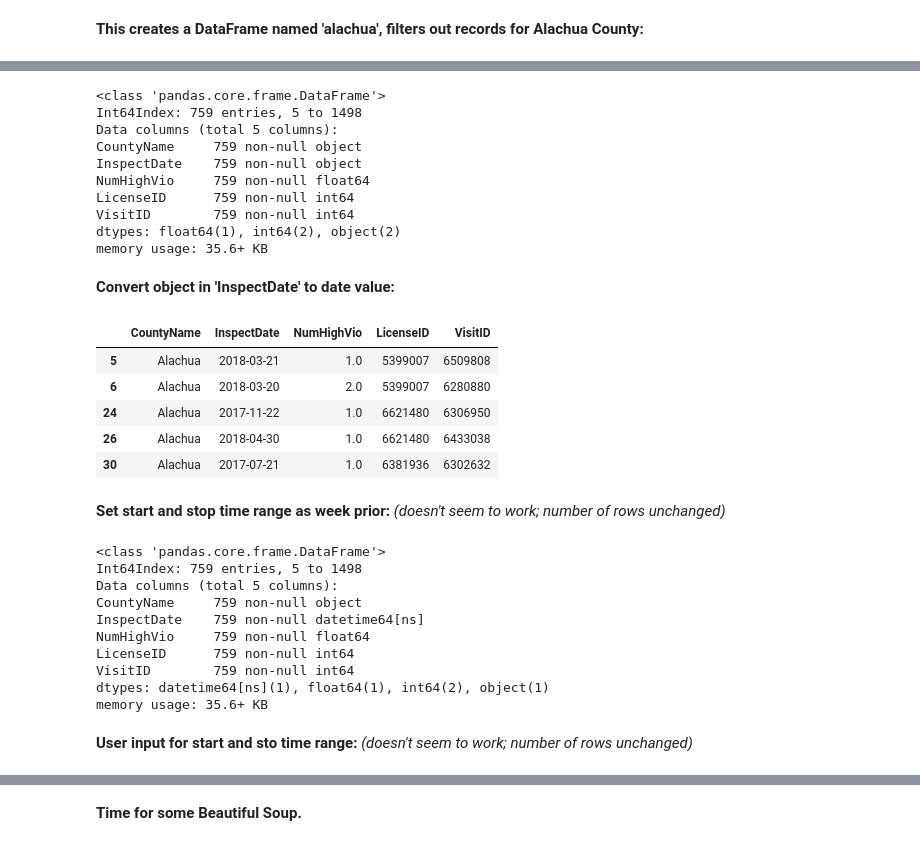
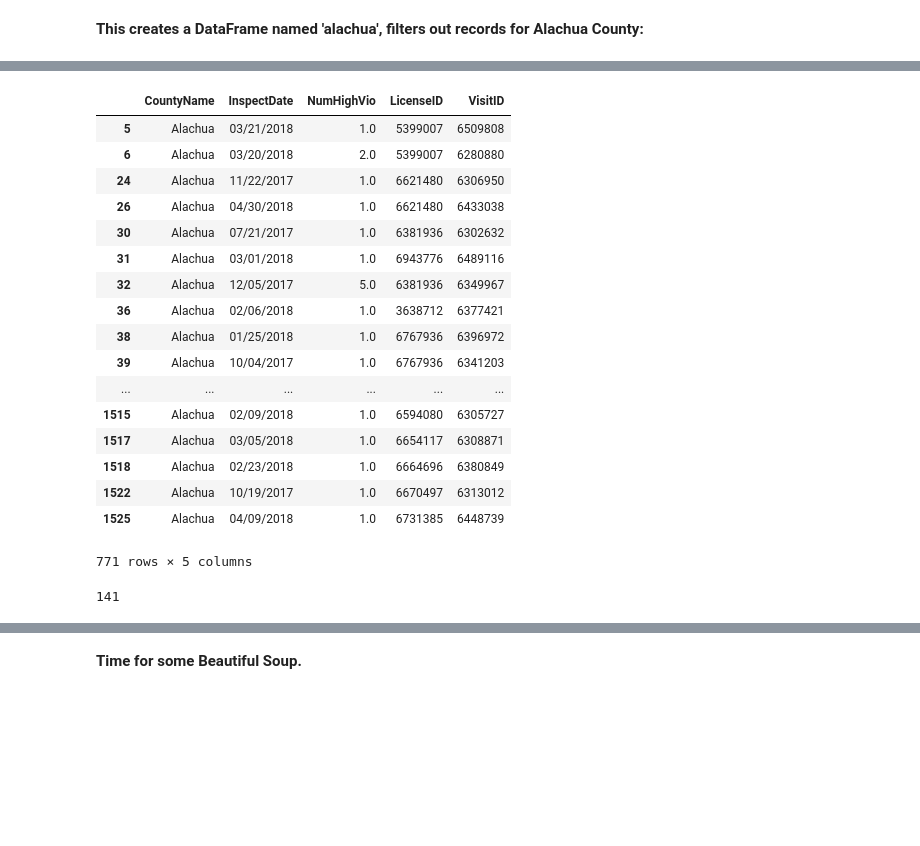
Before and after one commit to macloo/restaurant-inspections, a Jupyter notebook: alachua-restaurant-inspections.ipynb, the cells around one changed output, grey strips where cells are left out. Drawn from its saved outputs; the diff is of its cells as text; code cells hidden in the pictures; blank space fills up the shorter version.

```diff
--- a/alachua-restaurant-inspections.ipynb
+++ b/alachua-restaurant-inspections.ipynb
@@ -48,27 +24,22 @@ alachua = alachua[alachua.NumHighVio > 0]
-# %%
-alachua.info() ## this can go away later
-# %% [output]
-<class 'pandas.core.frame.DataFrame'>
-Int64Index: 759 entries, 5 to 1498
-Data columns (total 5 columns):
-CountyName     759 non-null object
-InspectDate    759 non-null object
-NumHighVio     759 non-null float64
-LicenseID      759 non-null int64
-VisitID        759 non-null int64
-dtypes: float64(1), int64(2), object(2)
-memory usage: 35.6+ KB
-# %% [markdown]
-__Convert object in 'InspectDate' to date value:__
-# %%
-alachua['InspectDate'] = pd.to_datetime(alachua['InspectDate']) ## done after dataframe reduced
-alachua.head() ## this can go away later
-# %% [output]
-|  | CountyName | InspectDate | NumHighVio | LicenseID | VisitID |
-| 5 | Alachua | 2018-03-21 | 1.0 | 5399007 | 6509808 |
-| 6 | Alachua | 2018-03-20 | 2.0 | 5399007 | 6280880 |
-| 24 | Alachua | 2017-11-22 | 1.0 | 6621480 | 6306950 |
-| 26 | Alachua | 2018-04-30 | 1.0 | 6621480 | 6433038 |
-| 30 | Alachua | 2017-07-21 | 1.0 | 6381936 | 6302632 |
-# %% [markdown]
-__Set start and stop time range as week prior:__ _(doesn't seem to work; number of rows unchanged)_
+# %%
+# filter for alachua county restaurants with high violations
+insp[(insp.CountyName == 'Alachua') & (insp.NumHighVio > 0)]
+# %% [output]
+|  | CountyName | InspectDate | NumHighVio | LicenseID | VisitID |
+| 5 | Alachua | 03/21/2018 | 1.0 | 5399007 | 6509808 |
+| 6 | Alachua | 03/20/2018 | 2.0 | 5399007 | 6280880 |
+| 24 | Alachua | 11/22/2017 | 1.0 | 6621480 | 6306950 |
+| 26 | Alachua | 04/30/2018 | 1.0 | 6621480 | 6433038 |
+| 30 | Alachua | 07/21/2017 | 1.0 | 6381936 | 6302632 |
+| 31 | Alachua | 03/01/2018 | 1.0 | 6943776 | 6489116 |
+| 32 | Alachua | 12/05/2017 | 5.0 | 6381936 | 6349967 |
+| 36 | Alachua | 02/06/2018 | 1.0 | 3638712 | 6377421 |
+| 38 | Alachua | 01/25/2018 | 1.0 | 6767936 | 6396972 |
+| 39 | Alachua | 10/04/2017 | 1.0 | 6767936 | 6341203 |
+| ... | ... | ... | ... | ... | ... |
+| 1515 | Alachua | 02/09/2018 | 1.0 | 6594080 | 6305727 |
+| 1517 | Alachua | 03/05/2018 | 1.0 | 6654117 | 6308871 |
+| 1518 | Alachua | 02/23/2018 | 1.0 | 6664696 | 6380849 |
+| 1522 | Alachua | 10/19/2017 | 1.0 | 6670497 | 6313012 |
+| 1525 | Alachua | 04/09/2018 | 1.0 | 6731385 | 6448739 |
+771 rows × 5 columns
@@ -75,20 +50,8 @@ __Set start and stop time range as week prior:__ _(doesn't seem to work; number
 # %%
+# prefer to let user set timedelta
 today = pd.to_datetime('today')
-lastweek = datetime.date.today() - datetime.timedelta(days=7)
-
-alachua[(alachua['InspectDate'] > lastweek) & (alachua['InspectDate'] < today)]
-
-alachua.info()
+startDay = datetime.date.today() - datetime.timedelta(days=14)
+insp = insp[(insp['InspectDate'] > startDay) & (insp['InspectDate'] < today)]
+len(insp)
 # %% [output]
-<class 'pandas.core.frame.DataFrame'>
-Int64Index: 759 entries, 5 to 1498
-Data columns (total 5 columns):
-CountyName     759 non-null object
-InspectDate    759 non-null datetime64[ns]
-NumHighVio     759 non-null float64
-LicenseID      759 non-null int64
-VisitID        759 non-null int64
-dtypes: datetime64[ns](1), float64(1), int64(2), object(1)
-memory usage: 35.6+ KB
+141
-# %% [markdown]
-__User input for start and sto time range:__ _(doesn't seem to work; number of rows unchanged)_
```
Also changed, not shown: parts of 15 cells of this notebook.
